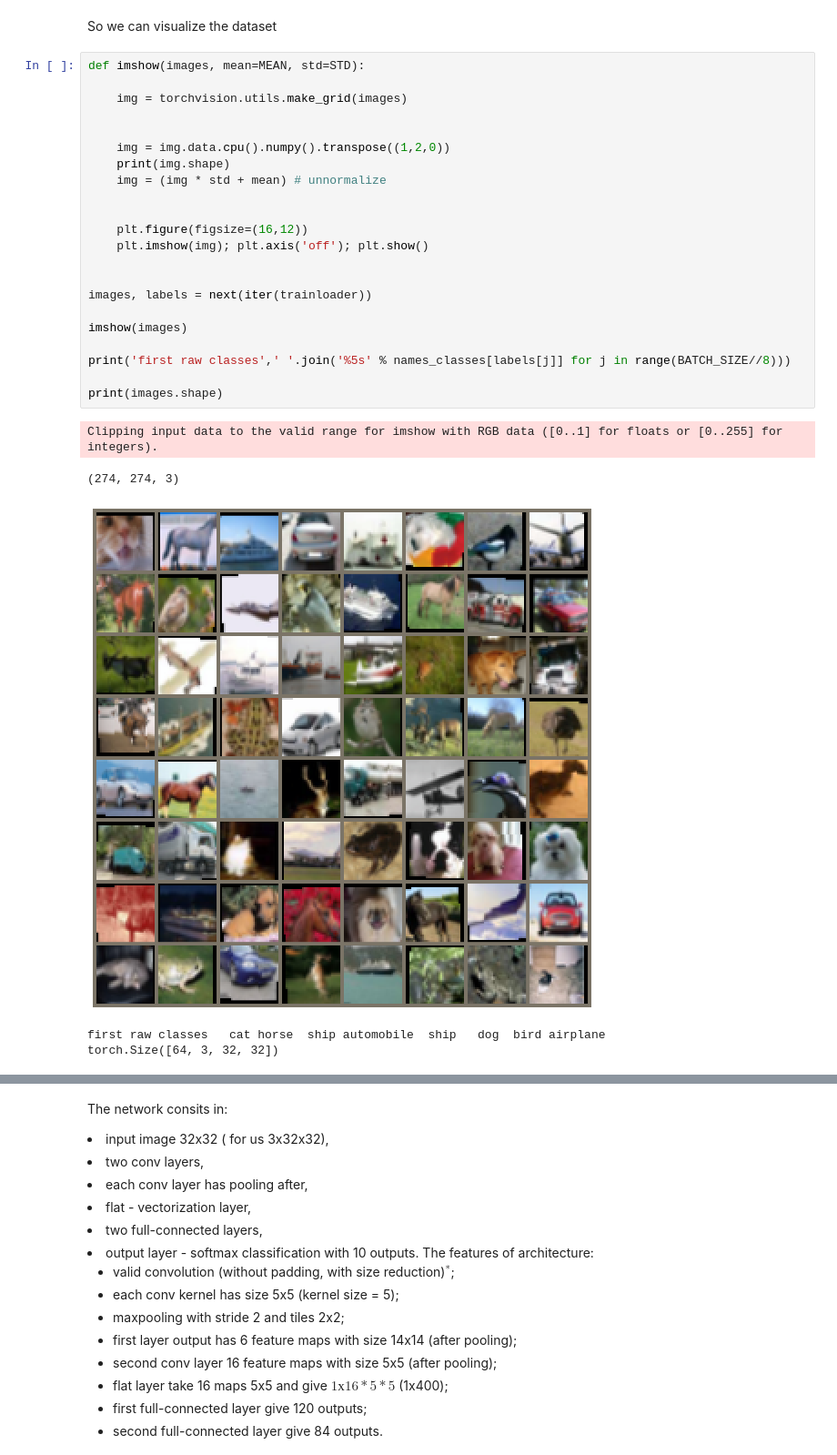
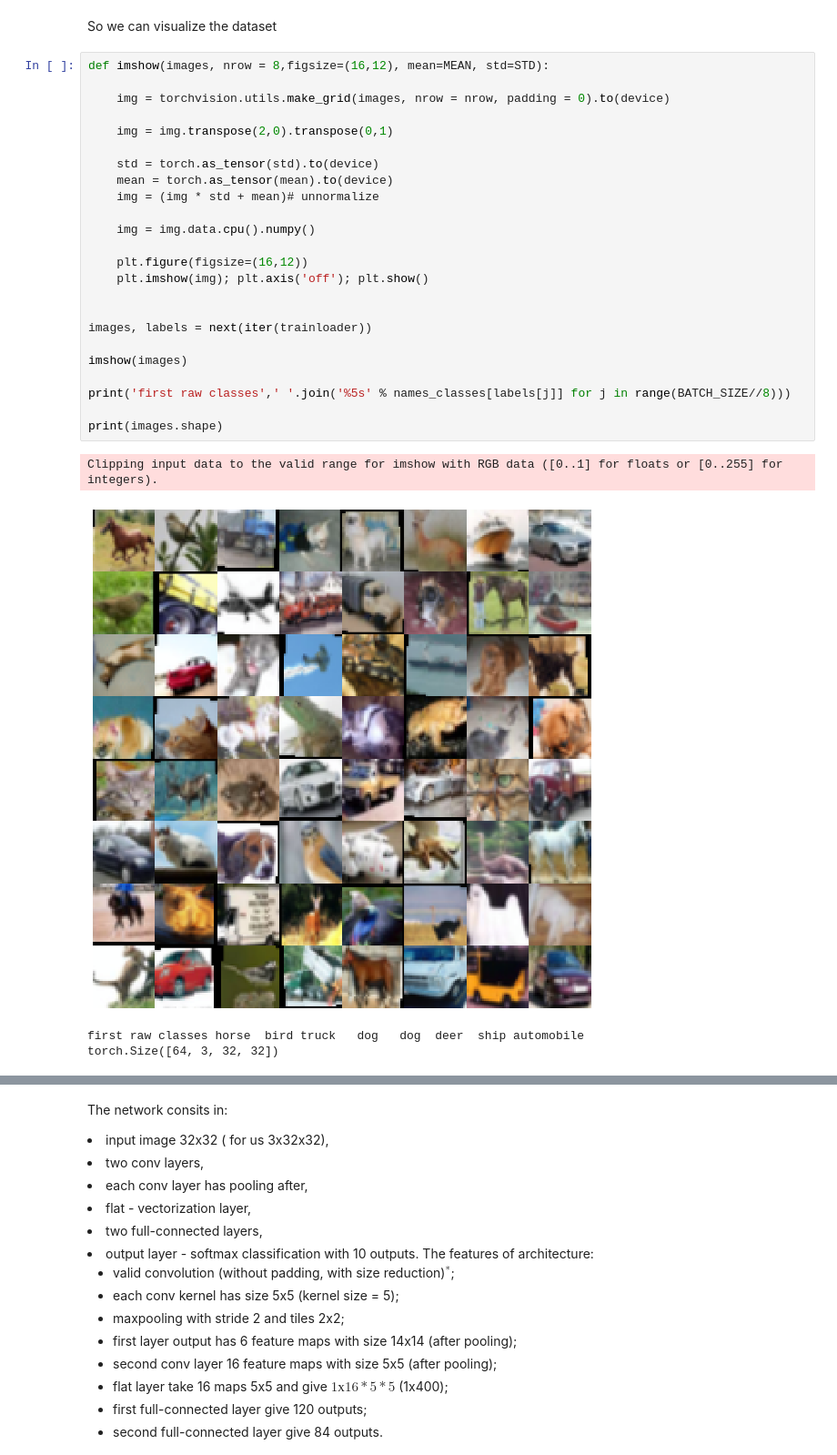
Before and after one commit to MVRonkin/Deep-Learning-in-Image-Processing-Lectures, a Jupyter notebook: 2024/WS/WS3_LeNet.ipynb, the cells around one changed output, grey strips where cells are left out. Shown at 91% size. Drawn from its saved outputs; the diff is of its cells as text.

Commit message:
2025 v first resutsl

```diff
--- a/2024/WS/WS3_LeNet.ipynb
+++ b/2024/WS/WS3_LeNet.ipynb
@@ -173,32 +201,33 @@ testloader  = data.DataLoader(testset,batch_size=BATCH_SIZE, **kwarg)
 # %% [markdown]
 So we can visualize the dataset
 # %%
-def imshow(images, mean=MEAN, std=STD):
+def imshow(images, nrow = 8,figsize=(16,12), mean=MEAN, std=STD):
 
-    img = torchvision.utils.make_grid(images)
+    img = torchvision.utils.make_grid(images, nrow = nrow, padding = 0).to(device)
 
+    img = img.transpose(2,0).transpose(0,1)
 
-    img = img.data.cpu().numpy().transpose((1,2,0))
-    print(img.shape)
-    img = (img * std + mean) # unnormalize
+    std = torch.as_tensor(std).to(device)
+    mean = torch.as_tensor(mean).to(device)
+    img = (img * std + mean)# unnormalize
 
+    img = img.data.cpu().numpy()
 
     plt.figure(figsize=(16,12))
     plt.imshow(img); plt.axis('off'); plt.show()
 
 
 images, labels = next(iter(trainloader))
 
 imshow(images)
 
 print('first raw classes',' '.join('%5s' % names_classes[labels[j]] for j in range(BATCH_SIZE//8)))
 
 print(images.shape)
 # %% [output]
 Clipping input data to the valid range for imshow with RGB data ([0..1] for floats or [0..255] for integers).
+[figure, new version]
-(274, 274, 3)
+first raw classes horse  bird truck   dog   dog  deer  ship automobile
+torch.Size([64, 3, 32, 32])
-[figure, old version]
-first raw classes   cat horse  ship automobile  ship   dog  bird airplane
-torch.Size([64, 3, 32, 32])
 # %% [markdown]
 Now let's describe the model. For that  we will use classical `LeNet` model.
```
Also changed, not shown: parts of 48 cells of this notebook, 11 other files.
